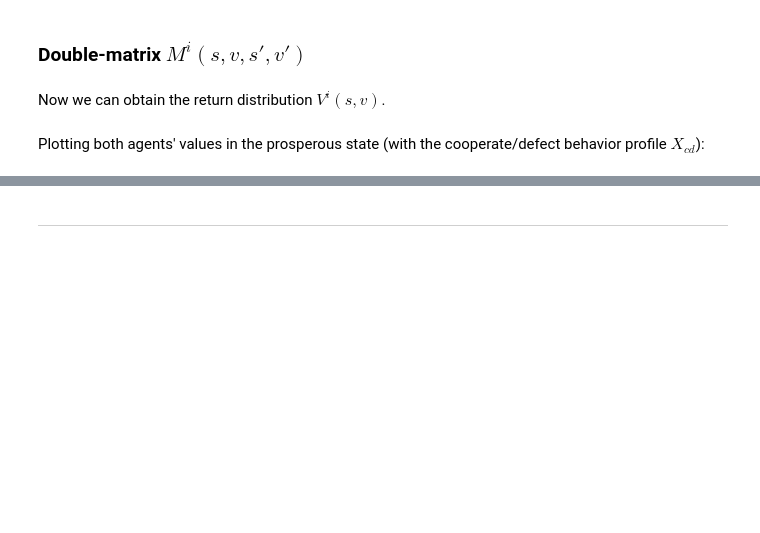
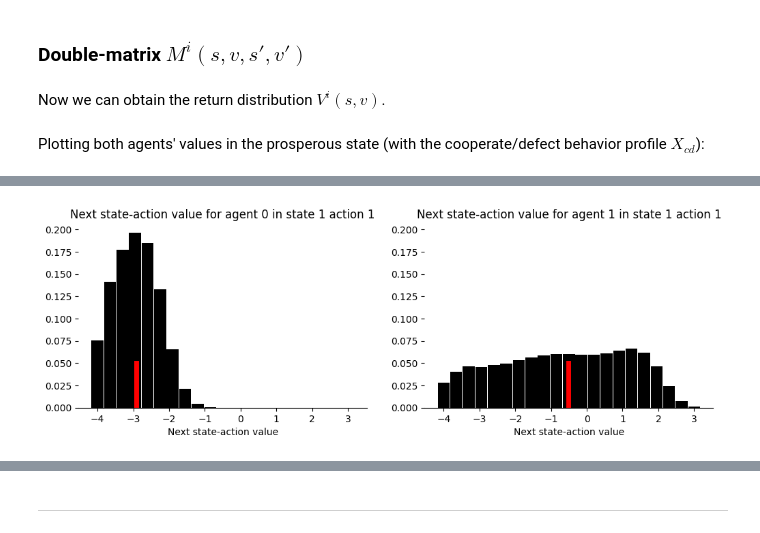
Before and after one commit to gerardoparra/pyDDRL, a Jupyter notebook: DistLD.ipynb, the cells around one changed output, grey strips where cells are left out. Cells and saved outputs as stored; diff of their text form; code cells hidden in the pictures; blank space fills up the shorter version.

```diff
--- a/DistLD.ipynb
+++ b/DistLD.ipynb
@@ -517,0 +534,41 @@ See https://jax.readthedocs.io/en/latest/errors.html#jax.errors.NonConcreteBoole
+# %%
+#| export
+@partial(jit, static_argnums=0)
+def nextVisav(self:distbase,
+              Xisa  # Behavior profiles
+             ) -> jnp.ndarray:
+
+    Visv = self.Visv(Xisa)
+
+    i = 0; a = 1; s = 2; s_ = 3; r = 4
+    j2k = list(range(6, 6+self.N-1))  # other agents
+    b2d = list(range(6+self.N-1, 6+self.N-1 + self.N))  # all actions
+    e2f = list(range(5+2*self.N, 5+2*self.N + self.N-1))  # all other acts
+
+    sumsis = [[j2k[l], s, e2f[l]] for l in range(self.N-1)]  # sum inds
+    otherX = list(it.chain(*zip((self.N-1)*[Xisa], sumsis)))
+
+    args = [self.Omega, [i]+j2k+[a]+b2d+e2f] + otherX +\
+        [self.T, [s]+b2d+[s_], Visv, [i, s_, r], [i, s, a, r]]
+
+    nextVisav = jnp.einsum(*args, optimize=self.opti)
+
+    return nextVisav
+
+distbase.nextVisav = nextVisav  # Monkey-patching - possibly problematic?
+# %%
+def plot_nextV2sav(s, a, Vv=nextVisav, Xisa=X, gpoints=gpoints,wdth=wdth):
+    fig, axes = plt.subplots(1, 2, figsize=(12,3.5))
+    for i, ax in enumerate(axes):
+        ax.spines[['right', 'top', 'left']].set_visible(False)
+        ax.bar(gpoints, Vv[i,s,a,:], width=0.95*wdth, color='k')
+        nvisa = mae.NextVisa(Xisa)[i,s,a]
+        ax.plot([nvisa, nvisa], [0.0, 0.05], c='red', lw=5)
+        ax.set_xlabel("Next state-action value")
+        ax.set_title("Next state-action value for agent "+str(i)+" in state "+str(s)+" action "+str(a))
+        ax.set_ylim([0, np.max(Vv[:,s,a,:])+0.01])
+
+
+plot_nextV2sav(s=1, a=1, Vv=db.nextVisav(X_cd), Xisa=X_cd, gpoints=db.gridpoints, wdth=db.gridwidth)
+# %% [output]
+[figure, added]
```
Also changed, not shown: parts of 59 cells of this notebook, 1 other file.
